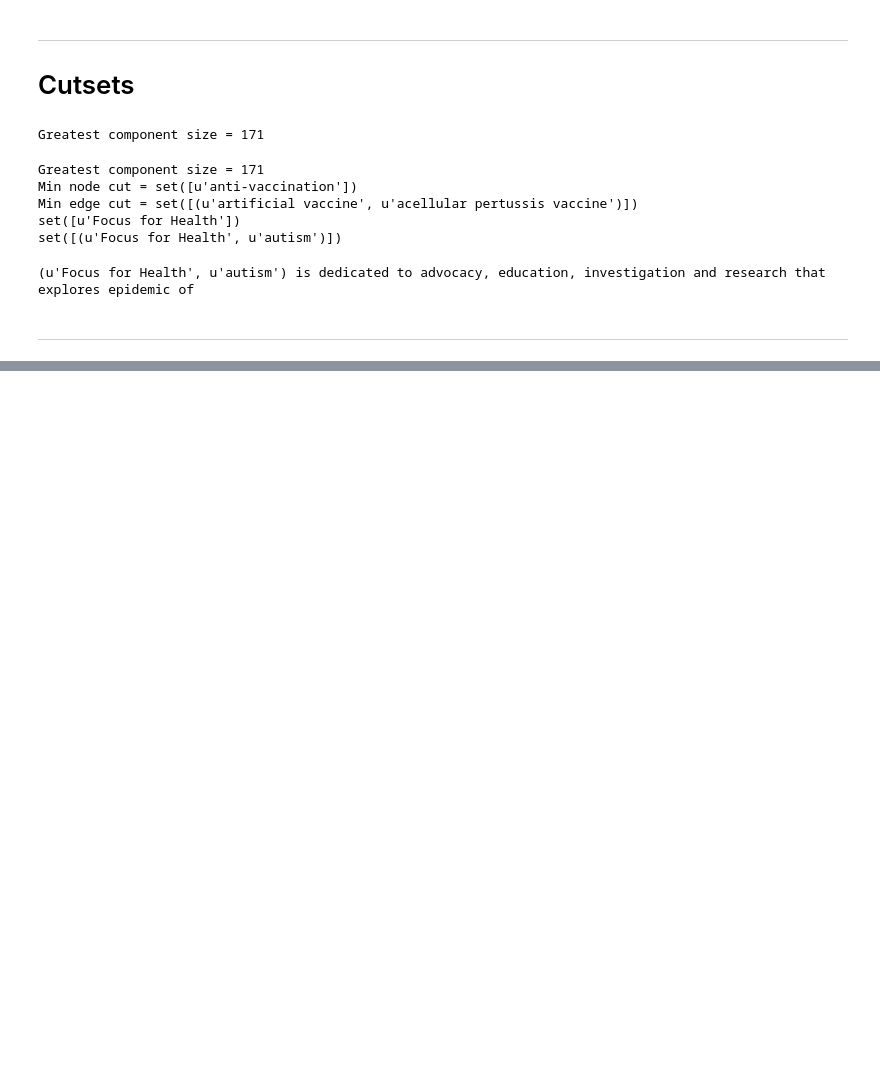
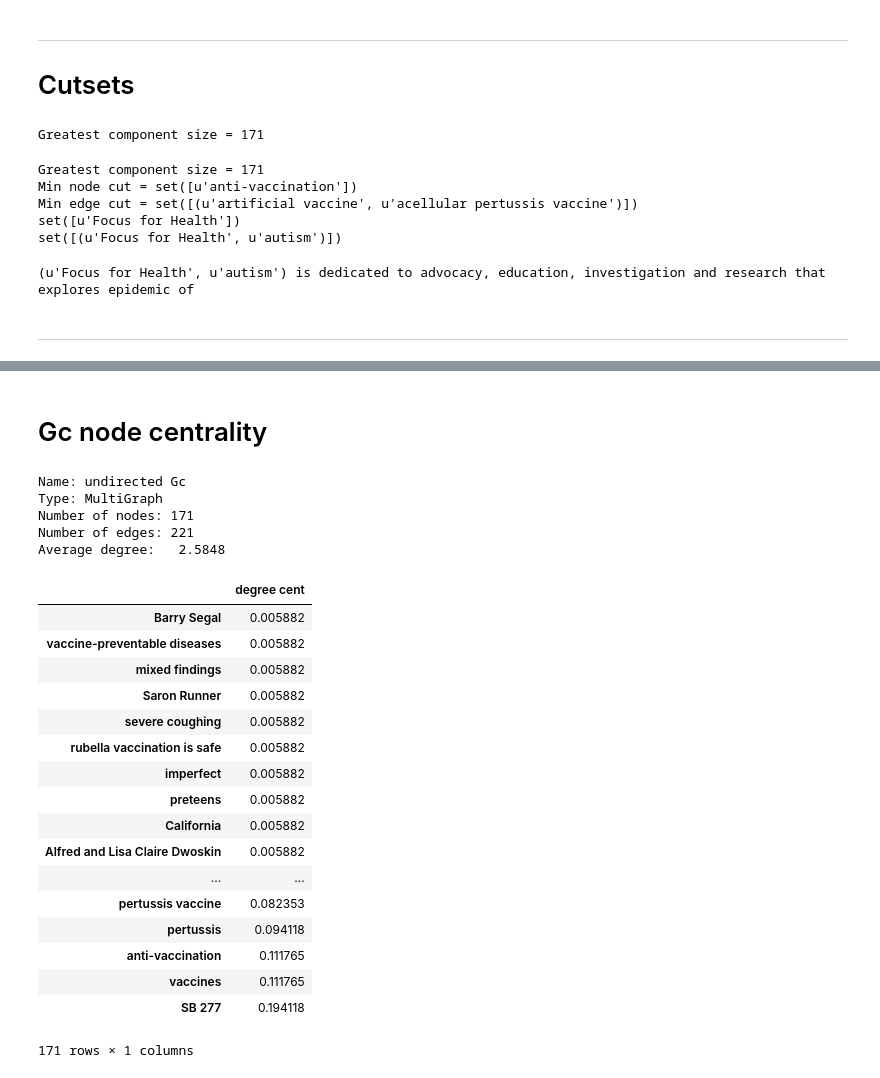
Before and after one commit to gloriakang/vax-sentiment, a Jupyter notebook: undirected/00_all_neutral.ipynb, the cells around one changed output, grey strips where cells are left out. Saved outputs shown, nothing was run; the diff lists cells and outputs as text; code cells hidden in the pictures; blank space fills up the shorter version.

```diff
--- a/undirected/00_all_neutral.ipynb
+++ b/undirected/00_all_neutral.ipynb
@@ -689,0 +744,57 @@ cc_df
+# %% [markdown]
+# Gc node centrality
+# %%
+# GC undirected
+graph = nx.read_gml('../output/network/u_Gc_neutral.gml')
+
+## graph = nx.read_gml('../output/network/d_Gc_neutral.gml')  # gc directed
+
+print nx.info(graph)
+# %% [output]
+Name: undirected Gc
+Type: MultiGraph
+Number of nodes: 171
+Number of edges: 221
+Average degree:   2.5848
+# %%
+# degree centrality
+dc = nx.degree_centrality(graph)
+dc_df = pd.DataFrame.from_dict(dc, orient = 'index')
+dc_df.columns = ['degree cent']
+dc_df = dc_df.sort_values(by = ['degree cent'])
+#dc_df
+
+# betweenness centrality
+bc = nx.betweenness_centrality(graph)
+bc_df = pd.DataFrame.from_dict(bc, orient = 'index')
+bc_df.columns = ['betweenness cent']
+bc_df = bc_df.sort_values(by = ['betweenness cent'])
+#bc_df
+
+# closeness centrality
+cc = nx.closeness_centrality(graph)
+cc_df = pd.DataFrame.from_dict(cc, orient = 'index')
+cc_df.columns = ['closeness cent']
+cc_df = cc_df.sort_values(by = ['closeness cent'])
+#cc_df
+# %%
+dc_df
+# %% [output]
+|  | degree cent |
+| Barry Segal | 0.005882 |
+| vaccine-preventable diseases | 0.005882 |
+| mixed findings | 0.005882 |
+| Saron Runner | 0.005882 |
+| severe coughing | 0.005882 |
+| rubella vaccination is safe | 0.005882 |
+| imperfect | 0.005882 |
+| preteens | 0.005882 |
+| California | 0.005882 |
+| Alfred and Lisa Claire Dwoskin | 0.005882 |
+| ... | ... |
+| pertussis vaccine | 0.082353 |
+| pertussis | 0.094118 |
+| anti-vaccination | 0.111765 |
+| vaccines | 0.111765 |
+| SB 277 | 0.194118 |
+171 rows × 1 columns
```
Also changed, not shown: parts of 23 cells of this notebook, 42 other files.
